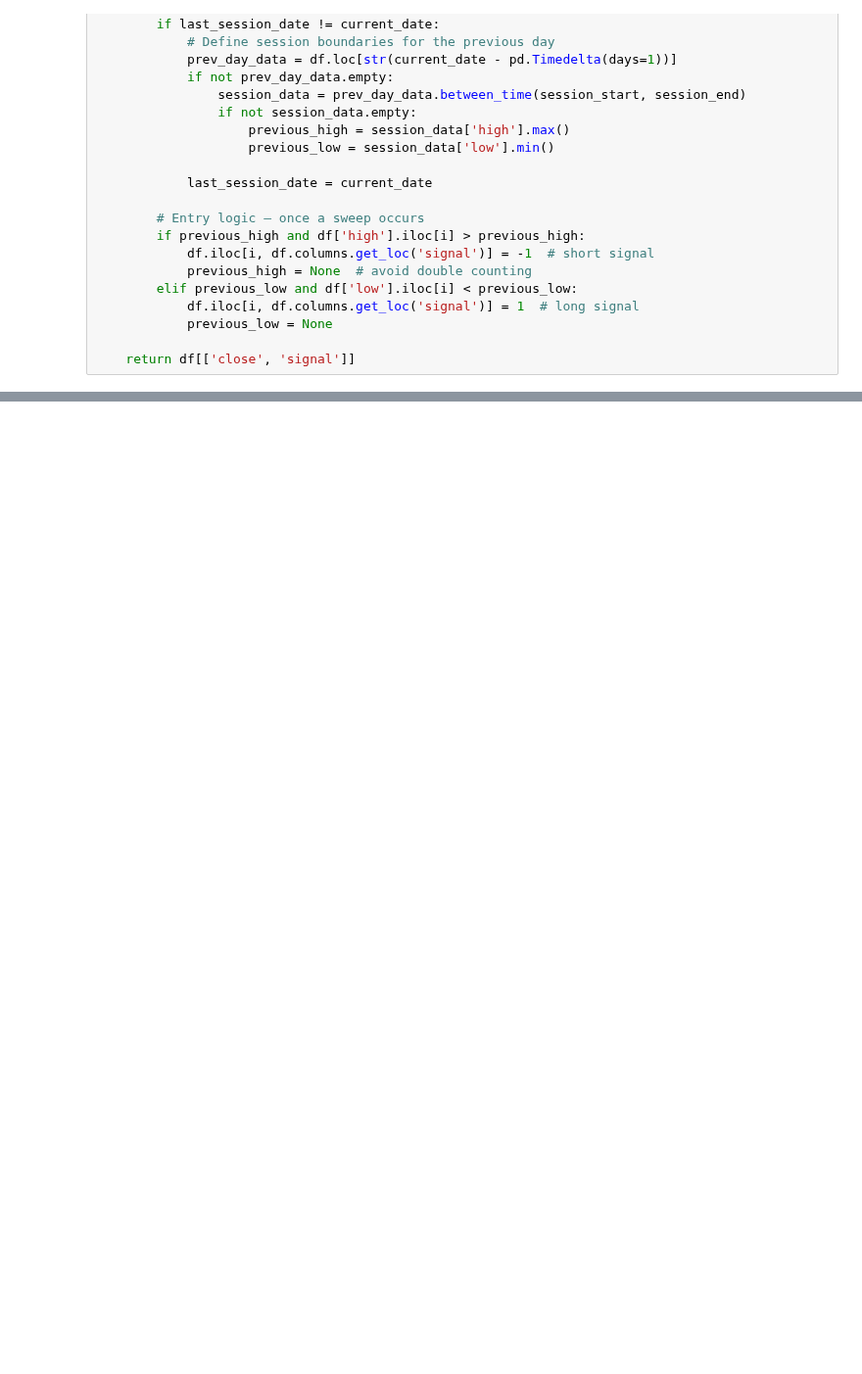
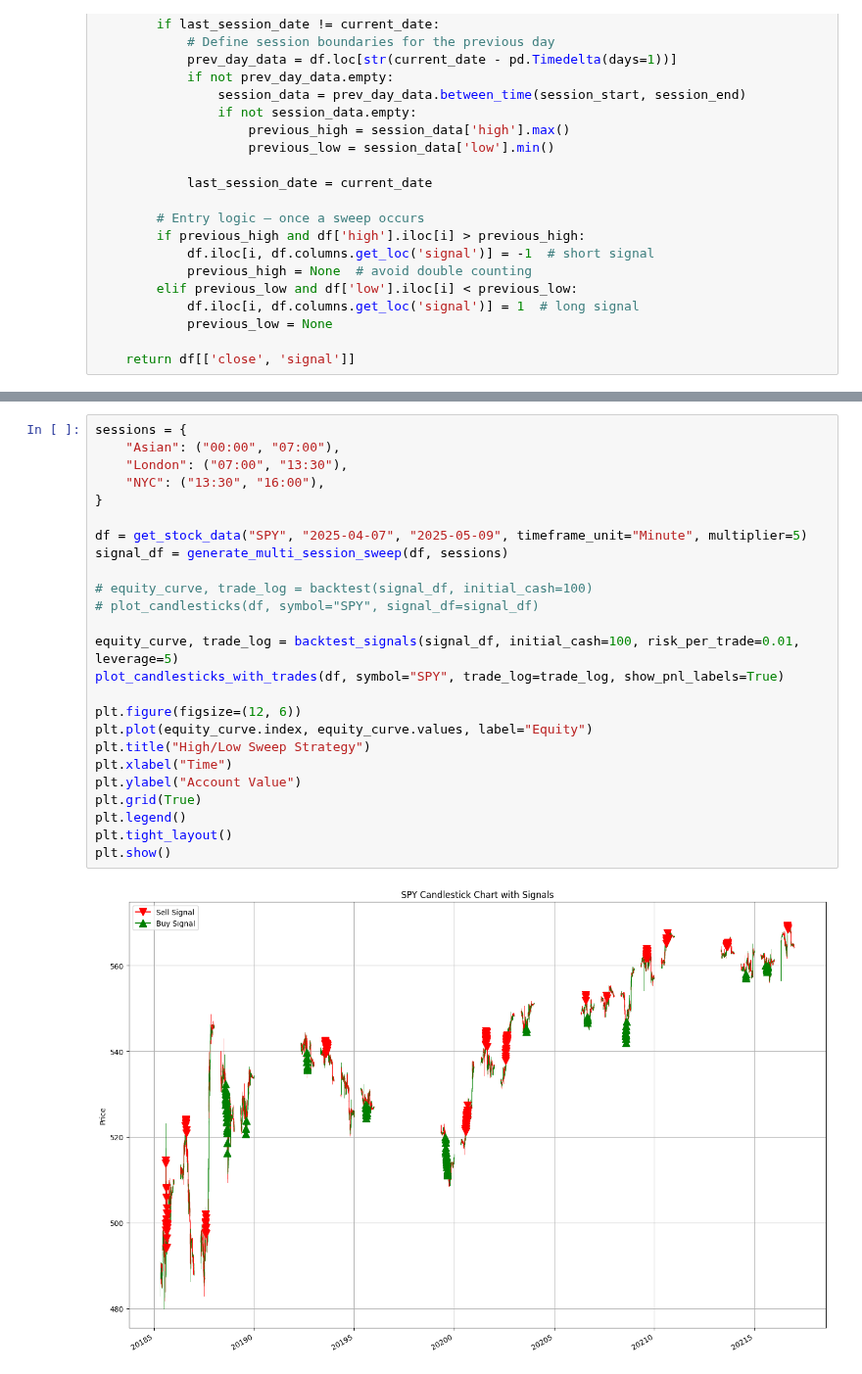
Before and after one commit to Code-For-3/Trading-for-Dummies, a Jupyter notebook: Indicators.ipynb, the cells around one changed output, grey strips where cells are left out. Shown at 98% size. Cells and saved outputs as stored; diff of their text form; blank space fills up the shorter version.

```diff
--- a/Indicators.ipynb
+++ b/Indicators.ipynb
@@ -264,0 +435,27 @@ print(evaluate_trades(trade_log))
+# %%
+sessions = {
+    "Asian": ("00:00", "07:00"),
+    "London": ("07:00", "13:30"),
+    "NYC": ("13:30", "16:00"),
+}
+
+df = get_stock_data("SPY", "2025-04-07", "2025-05-09", timeframe_unit="Minute", multiplier=5)
+signal_df = generate_multi_session_sweep(df, sessions)
+
+# equity_curve, trade_log = backtest(signal_df, initial_cash=100)
+# plot_candlesticks(df, symbol="SPY", signal_df=signal_df)
+
+equity_curve, trade_log = backtest_signals(signal_df, initial_cash=100, risk_per_trade=0.01, leverage=5)
+plot_candlesticks_with_trades(df, symbol="SPY", trade_log=trade_log, show_pnl_labels=True)
+
+plt.figure(figsize=(12, 6))
+plt.plot(equity_curve.index, equity_curve.values, label="Equity")
+plt.title("High/Low Sweep Strategy")
+plt.xlabel("Time")
+plt.ylabel("Account Value")
+plt.grid(True)
+plt.legend()
+plt.tight_layout()
+plt.show()
+# %% [output]
+[figure, added]
```
Also changed, not shown: parts of 9 cells of this notebook, 1 other file.
